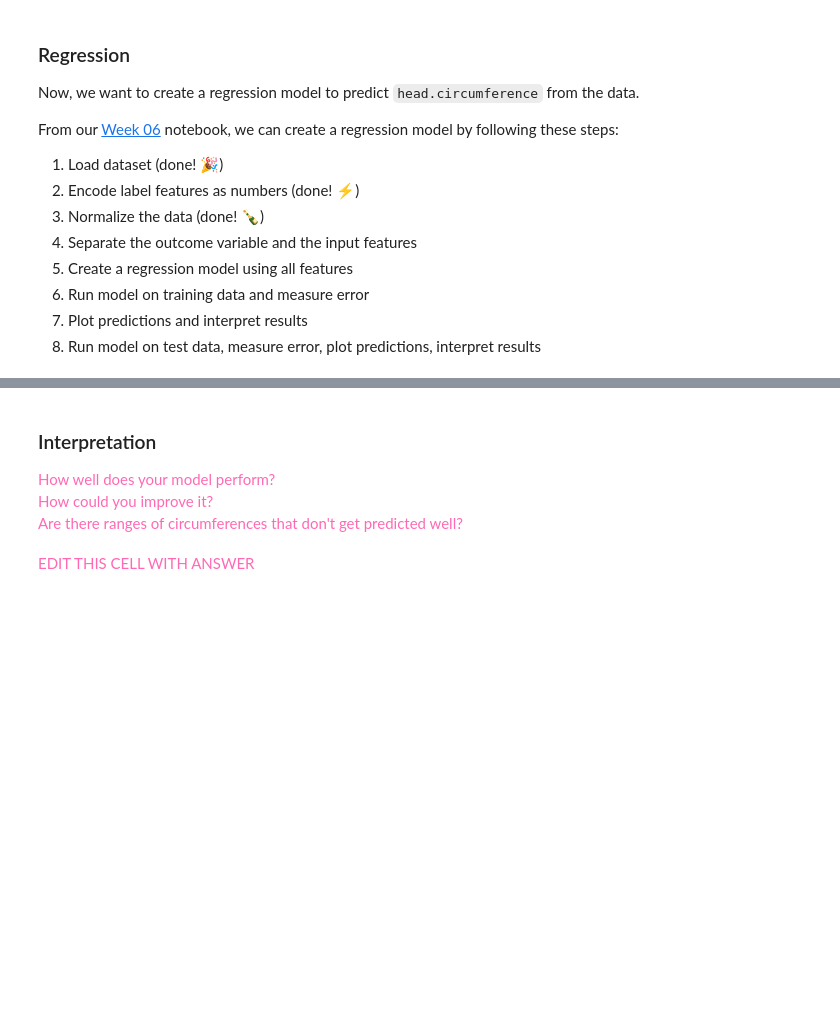
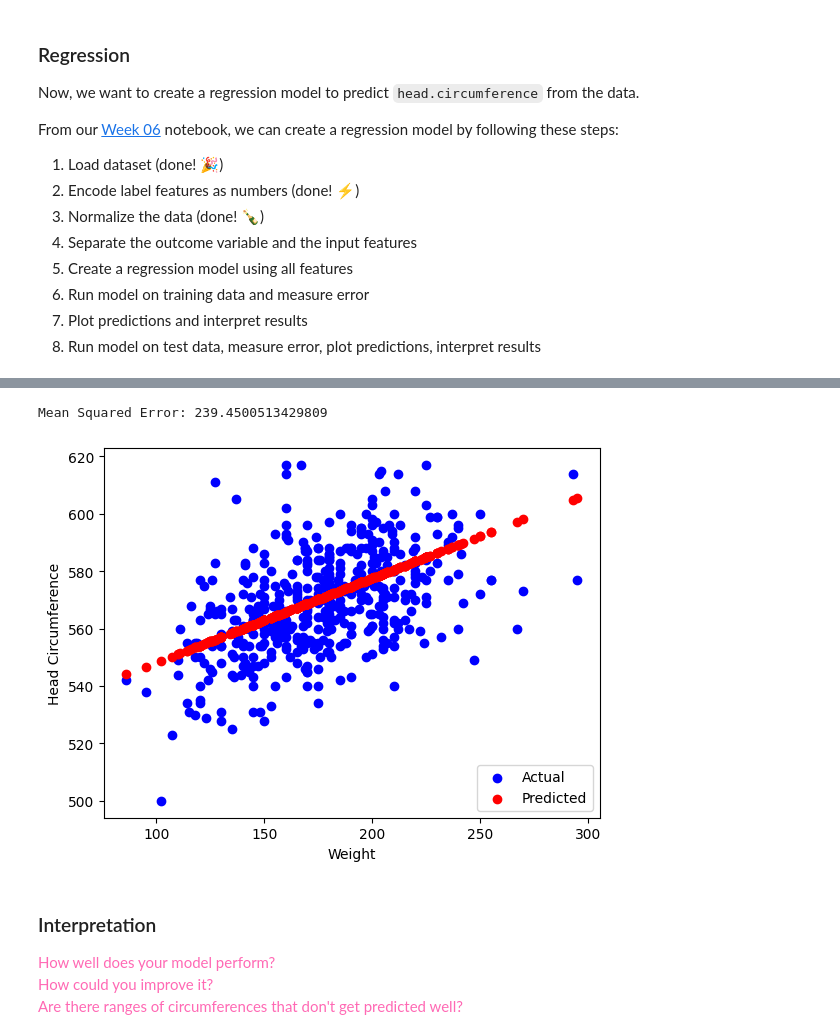
Before and after one commit to ML-strupp/Homework06, a Jupyter notebook: Homework06.ipynb, the cells around one changed output, grey strips where cells are left out. Drawn from its saved outputs; the diff is of its cells as text; code cells hidden in the pictures; blank space fills up the shorter version.

```diff
--- a/Homework06.ipynb
+++ b/Homework06.ipynb
@@ -233,3 +230,21 @@ NameError: name 'ansur_encoder' is not defined
+# %%
+## Run model on test data
+predicted_test_scaled = weight_model.predict(ansur_test_scaled_df[['weight']])
+
+## Measure error on test data
+error = mean_squared_error(ansur_test_df['head.circumference'], predicted_test_scaled)
+print(f"Mean Squared Error: {error}")
+
+## Plot predictions and interpret results
+plt.scatter(ansur_test_df['weight'], ansur_test_df['head.circumference'], color='blue', label='Actual')
+plt.scatter(ansur_test_df['weight'], predicted_test_scaled, color='red', label='Predicted')
+plt.xlabel('Weight')
+plt.ylabel('Head Circumference')
+plt.legend()
+plt.show()
+# %% [output]
+Mean Squared Error: 239.4500513429809
+[figure, added]
 # %% [markdown]
 ### Interpretation
 
@@ -238,5 +253,3 @@ How well does your model perform?<br>
 How could you improve it?<br>
 Are there ranges of circumferences that don't get predicted well?
 </span>
-# %% [markdown]
-<span style="color:hotpink;">EDIT THIS CELL WITH ANSWER</span>
```
Also changed, not shown: parts of 4 cells of this notebook.
